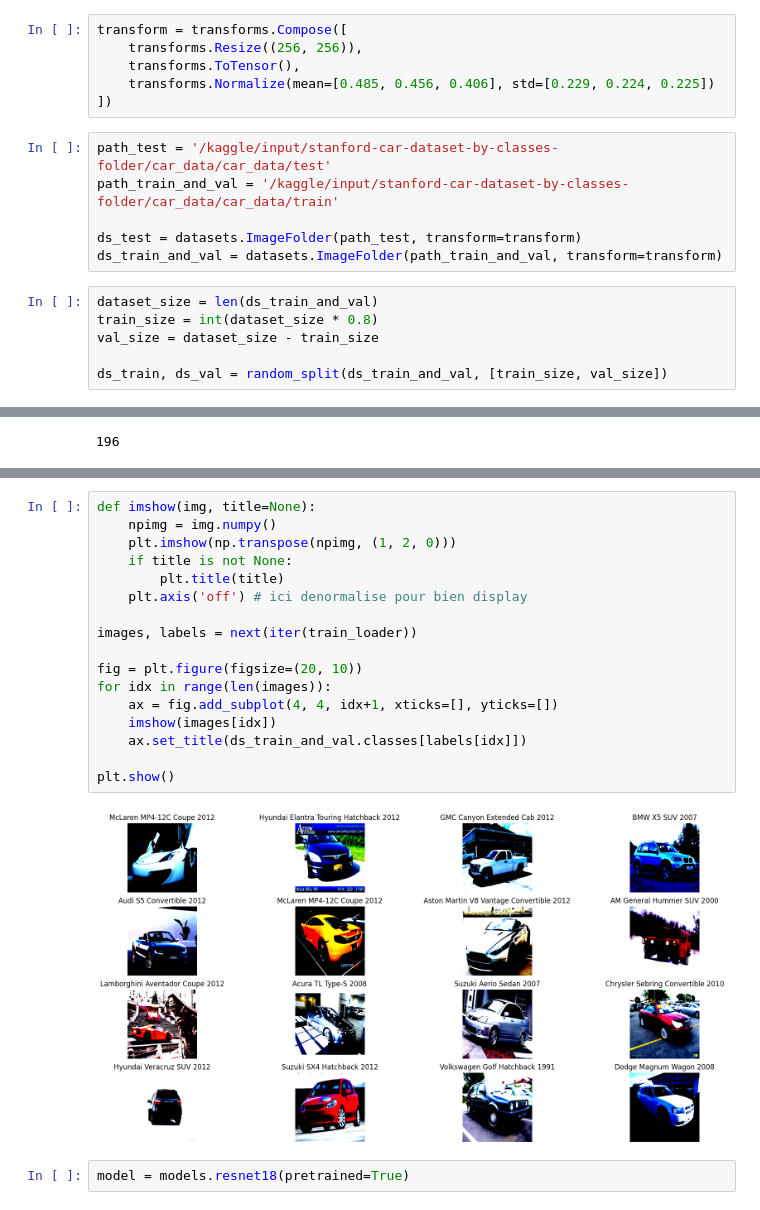
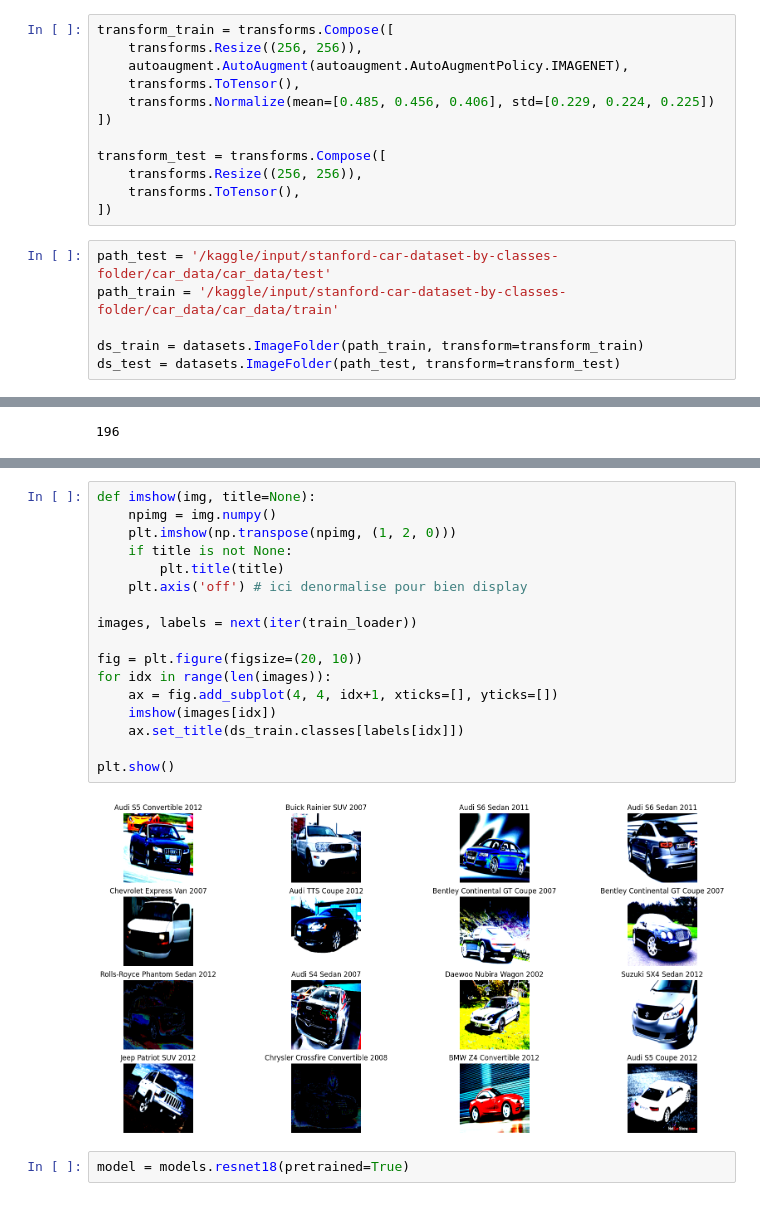
Before and after one commit to chuklee/Hackatons-IADataHack, a Jupyter notebook: model/cars-classification.ipynb, the cells around one changed output, grey strips where cells are left out. Drawn from its saved outputs; the diff is of its cells as text.

```diff
--- a/model/cars-classification.ipynb
+++ b/model/cars-classification.ipynb
@@ -17,21 +19,21 @@ writer = SummaryWriter("torchlogs/")
 # %%
-transform = transforms.Compose([
+transform_train = transforms.Compose([
     transforms.Resize((256, 256)),
+    autoaugment.AutoAugment(autoaugment.AutoAugmentPolicy.IMAGENET),
     transforms.ToTensor(),
     transforms.Normalize(mean=[0.485, 0.456, 0.406], std=[0.229, 0.224, 0.225])
 ])
+
+transform_test = transforms.Compose([
+    transforms.Resize((256, 256)),
+    transforms.ToTensor(),
+])
 # %%
 path_test = '/kaggle/input/stanford-car-dataset-by-classes-folder/car_data/car_data/test'
-path_train_and_val = '/kaggle/input/stanford-car-dataset-by-classes-folder/car_data/car_data/train'
+path_train = '/kaggle/input/stanford-car-dataset-by-classes-folder/car_data/car_data/train'
 
-ds_test = datasets.ImageFolder(path_test, transform=transform)
-ds_train_and_val = datasets.ImageFolder(path_train_and_val, transform=transform)
+ds_train = datasets.ImageFolder(path_train, transform=transform_train)
+ds_test = datasets.ImageFolder(path_test, transform=transform_test)
-# %%
-dataset_size = len(ds_train_and_val)
-train_size = int(dataset_size * 0.8)
-val_size = dataset_size - train_size
-
-ds_train, ds_val = random_split(ds_train_and_val, [train_size, val_size])
 # %%
 print(f'Train dataset size is {len(ds_train)}')
 print(f'Validation dataset size is {len(ds_val)}')
@@ -52,22 +63,22 @@ num_classes
 # %%
 def imshow(img, title=None):
     npimg = img.numpy()
     plt.imshow(np.transpose(npimg, (1, 2, 0)))
     if title is not None:
         plt.title(title)
     plt.axis('off') # ici denormalise pour bien display
 
 images, labels = next(iter(train_loader))
 
 fig = plt.figure(figsize=(20, 10))
 for idx in range(len(images)):
     ax = fig.add_subplot(4, 4, idx+1, xticks=[], yticks=[])
     imshow(images[idx])
-    ax.set_title(ds_train_and_val.classes[labels[idx]])
+    ax.set_title(ds_train.classes[labels[idx]])
 
 plt.show()
 # %% [output]
-[figure, old version]
+[figure, new version]
 # %%
 model = models.resnet18(pretrained=True)
 # %%
```
Also changed, not shown: parts of 8 cells of this notebook.
